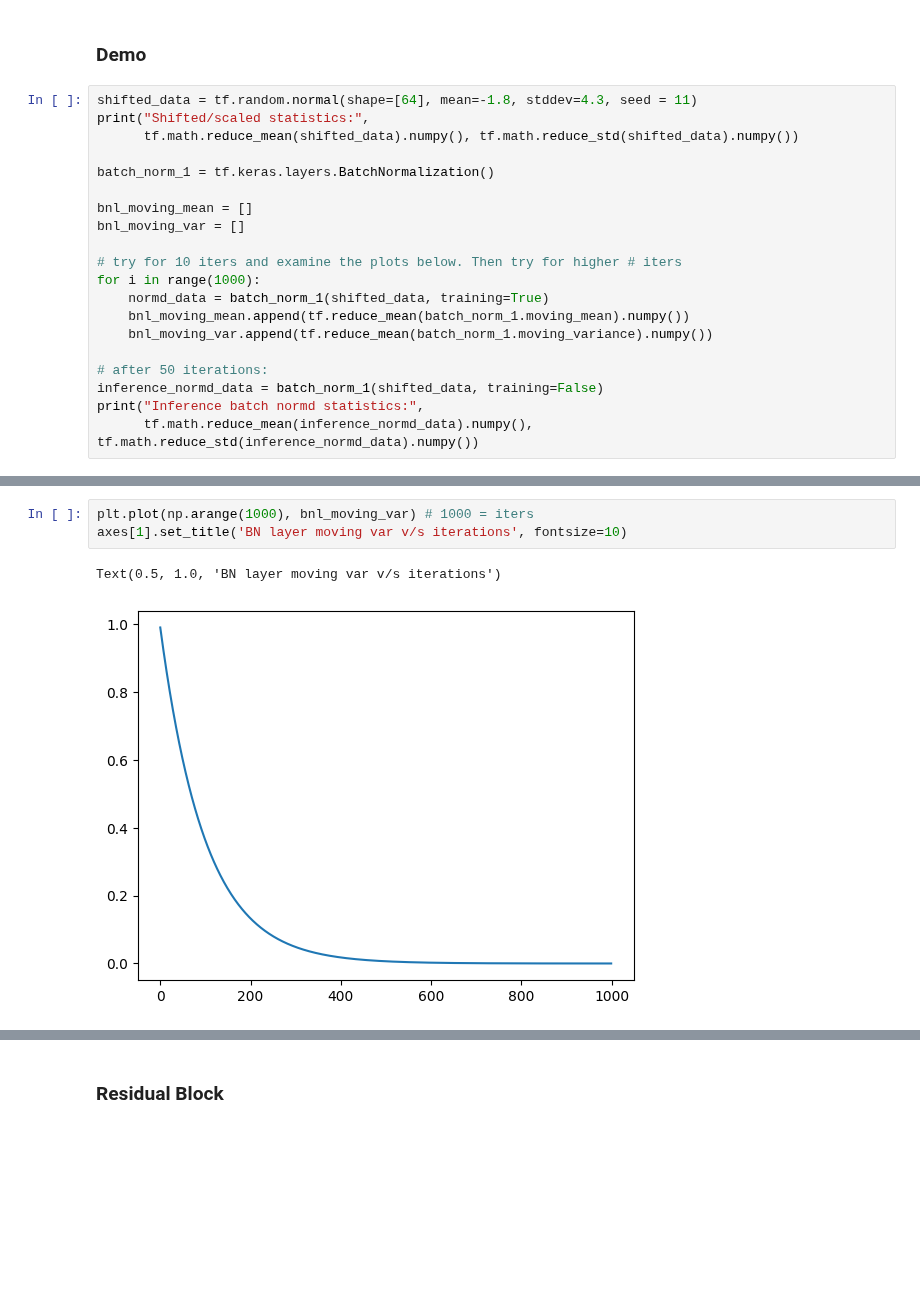
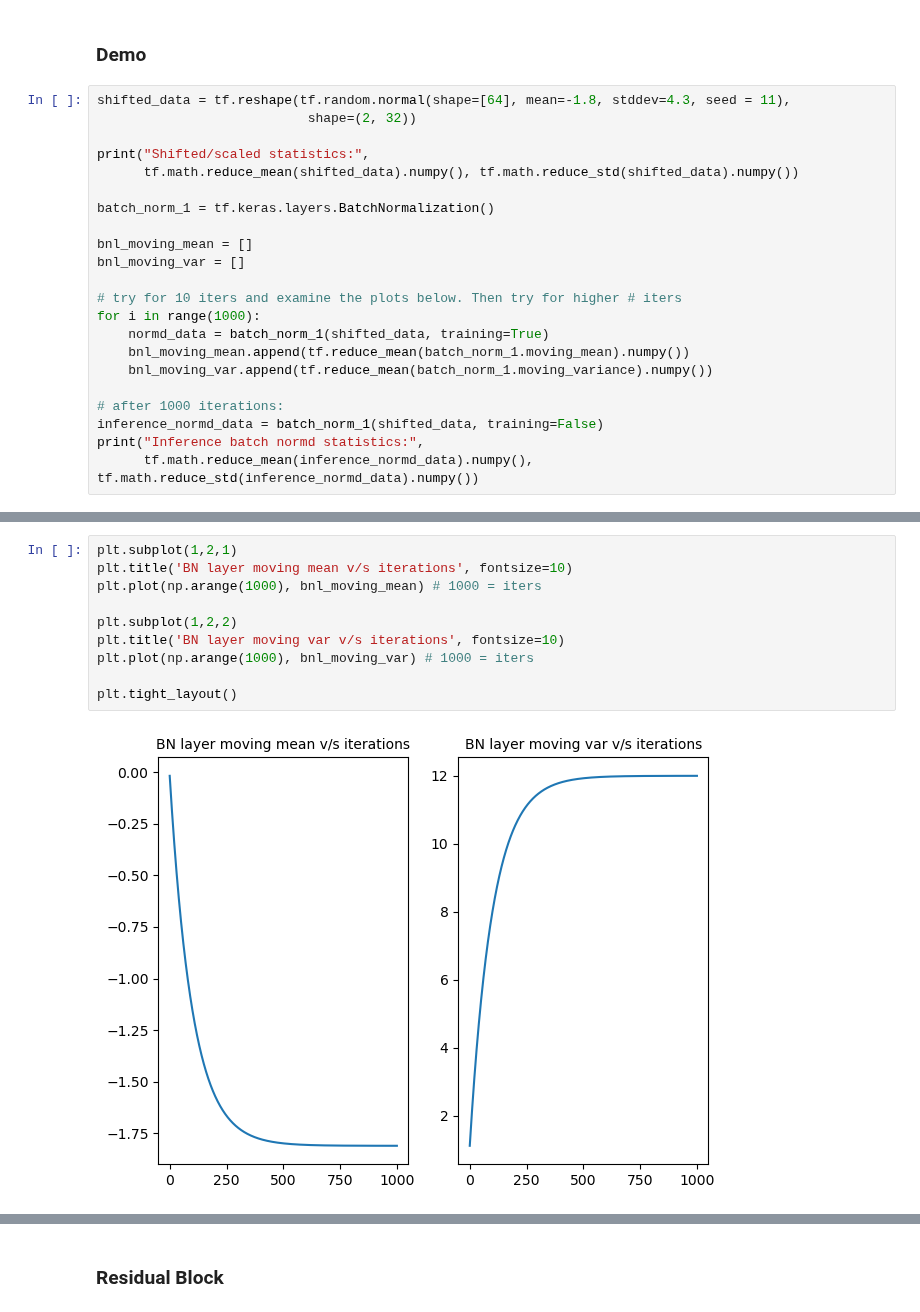
Before and after one commit to sscott-cse/Intro-Deep-Learning-Notebooks, a Jupyter notebook: CSCE-479-879/Hackathons/hackathon5.ipynb, the cells around one changed output, grey strips where cells are left out. Drawn from its saved outputs; the diff is of its cells as text; blank space fills up the shorter version.

```diff
--- a/CSCE-479-879/Hackathons/hackathon5.ipynb
+++ b/CSCE-479-879/Hackathons/hackathon5.ipynb
@@ -103,7 +145,9 @@ Let's demonstrate how this works:
 # %% [markdown]
 ### Demo
 # %%
-shifted_data = tf.random.normal(shape=[64], mean=-1.8, stddev=4.3, seed = 11)
+shifted_data = tf.reshape(tf.random.normal(shape=[64], mean=-1.8, stddev=4.3, seed = 11),
+                           shape=(2, 32))
+
 print("Shifted/scaled statistics:",
       tf.math.reduce_mean(shifted_data).numpy(), tf.math.reduce_std(shifted_data).numpy())
 
@@ -118,7 +162,7 @@ for i in range(1000):
     bnl_moving_mean.append(tf.reduce_mean(batch_norm_1.moving_mean).numpy())
     bnl_moving_var.append(tf.reduce_mean(batch_norm_1.moving_variance).numpy())
 
-# after 50 iterations:
+# after 1000 iterations:
 inference_normd_data = batch_norm_1(shifted_data, training=False)
 print("Inference batch normd statistics:",
       tf.math.reduce_mean(inference_normd_data).numpy(), tf.math.reduce_std(inference_normd_data).numpy())
@@ -150,9 +200,15 @@ Text(0.5, 1.0, 'BN layer moving mean v/s iterations')
 # %%
+plt.subplot(1,2,1)
+plt.title('BN layer moving mean v/s iterations', fontsize=10)
+plt.plot(np.arange(1000), bnl_moving_mean) # 1000 = iters
+
+plt.subplot(1,2,2)
+plt.title('BN layer moving var v/s iterations', fontsize=10)
 plt.plot(np.arange(1000), bnl_moving_var) # 1000 = iters
-axes[1].set_title('BN layer moving var v/s iterations', fontsize=10)
+
+plt.tight_layout()
 # %% [output]
-Text(0.5, 1.0, 'BN layer moving var v/s iterations')
-[figure, old version]
+[figure, new version]
 # %% [markdown]
 Batch normalization is usually pretty unnecessary in smaller networks. Its main purpose is to make training deeper networks faster and easier. Once batch normalization was introduced, much work went into designing deeper and more effective architectures. Two examples from ResNet are below. These are called residual architectures, so called because they compute a residual value $f(x)$ to add to the input value of the representation $x$.
 
```
Also changed, not shown: parts of 12 cells of this notebook, 1 other file.
